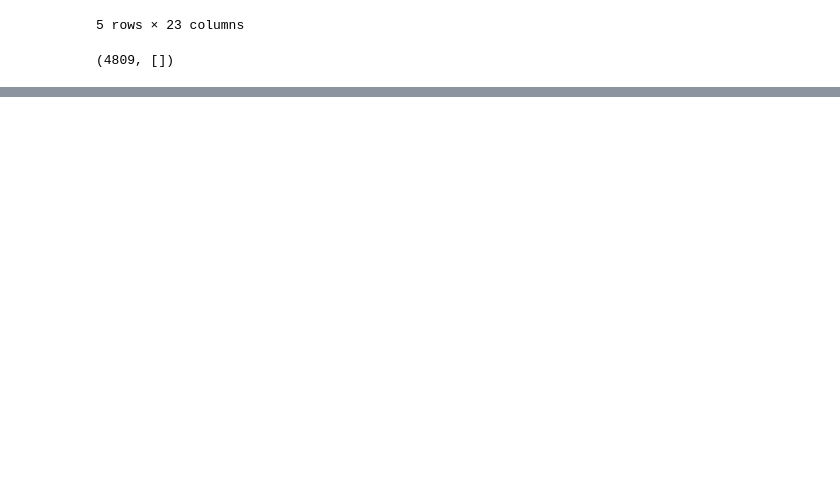
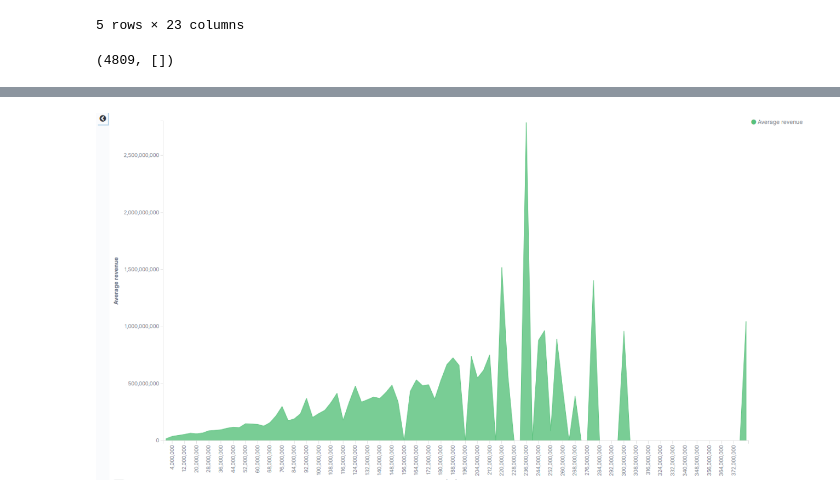
Before and after one commit to GuerroisTheo/DataEngineerTools, a Jupyter notebook: 5ElasticSearch/Introduction.ipynb, the cells around one changed output, grey strips where cells are left out. Cells and saved outputs as stored; diff of their text form; code cells hidden in the pictures; blank space fills up the shorter version.

```diff
--- a/5ElasticSearch/Introduction.ipynb
+++ b/5ElasticSearch/Introduction.ipynb
@@ -600,3 +600,7 @@ QUERY = {
         { "popularity" : {"order" : "desc"}}
     ]
 }
+# %%
+Image("./img/graph1.png")
+# %% [output]
+[figure, added]
```
Also changed, not shown: parts of 4 cells of this notebook, 3 other files.
